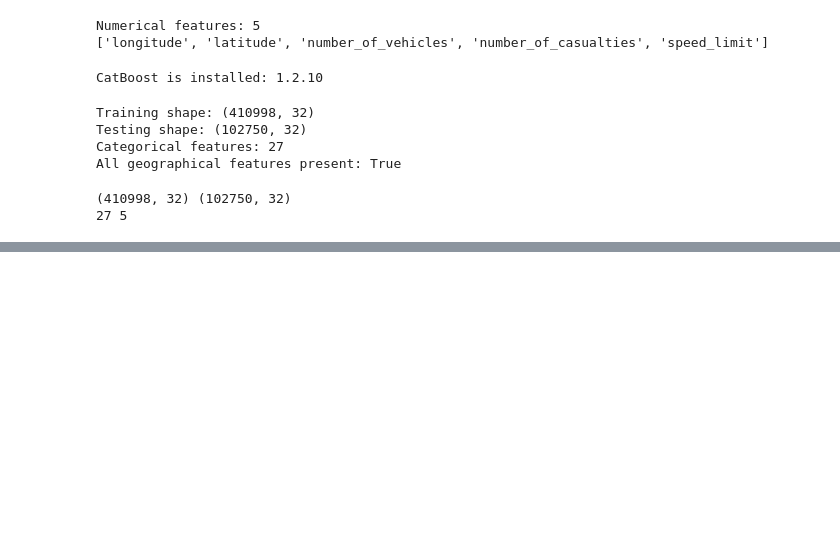
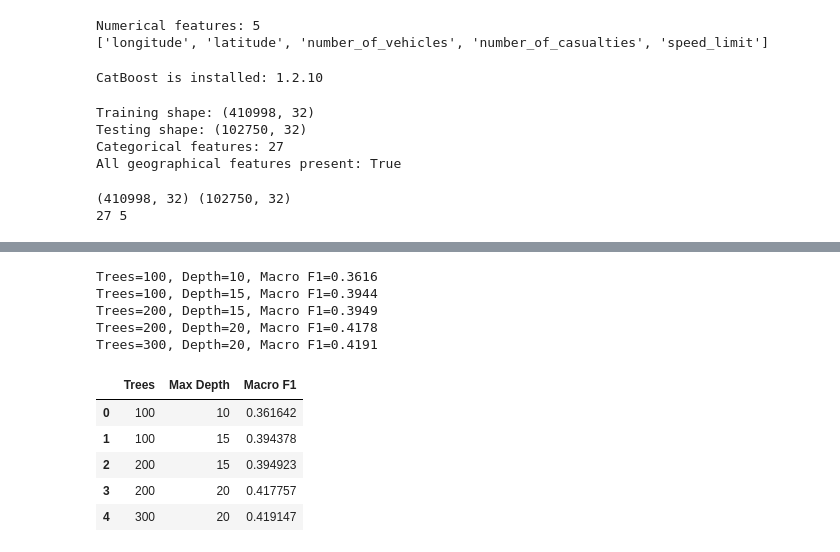
Before and after one commit to vinay123-create/ROAD_AI, a Jupyter notebook: ROAD.ipynb, the cells around one changed output, grey strips where cells are left out. Saved outputs shown, nothing was run; the diff lists cells and outputs as text; code cells hidden in the pictures; blank space fills up the shorter version.

```diff
--- a/ROAD.ipynb
+++ b/ROAD.ipynb
@@ -2681,0 +2966,12 @@ print(len(cat_cols), len(num_cols))
+# %%
+logistic_model = Pipeline([
+    ("preprocessor", create_preprocessor(scale_numeric=True)),
+
+    ("classifier", LogisticRegression(
+        class_weight="balanced",
+        max_iter=1000,
+        solver="lbfgs",
+        C=1.0,
+        random_state=42
+    ))
+])
@@ -2681,0 +3101,58 @@ print(len(cat_cols), len(num_cols))
+# %%
+from sklearn.base import clone
+
+rf_results = []
+
+rf_params = [
+    (100, 10),
+    (100, 15),
+    (200, 15),
+    (200, 20),
+    (300, 20)
+]
+
+for trees, depth in rf_params:
+
+    model = clone(rf_model)
+
+    model.set_params(
+        classifier__n_estimators=trees,
+        classifier__max_depth=depth
+    )
+
+    model.fit(X_train_sample, y_train_sample)
+
+    predictions = model.predict(X_test_eval)
+
+    score = f1_score(
+        y_test_eval,
+        predictions,
+        average="macro"
+    )
+
+    rf_results.append({
+        "Trees": trees,
+        "Max Depth": depth,
+        "Macro F1": score
+    })
+
+    print(
+        f"Trees={trees}, Depth={depth}, "
+        f"Macro F1={score:.4f}"
+    )
+
+rf_results_df = pd.DataFrame(rf_results)
+
+display(rf_results_df)
+# %% [output]
+Trees=100, Depth=10, Macro F1=0.3616
+Trees=100, Depth=15, Macro F1=0.3944
+Trees=200, Depth=15, Macro F1=0.3949
+Trees=200, Depth=20, Macro F1=0.4178
+Trees=300, Depth=20, Macro F1=0.4191
+|  | Trees | Max Depth | Macro F1 |
+| 0 | 100 | 10 | 0.361642 |
+| 1 | 100 | 15 | 0.394378 |
+| 2 | 200 | 15 | 0.394923 |
+| 3 | 200 | 20 | 0.417757 |
+| 4 | 300 | 20 | 0.419147 |
```
Also changed, not shown: parts of 44 cells of this notebook.
